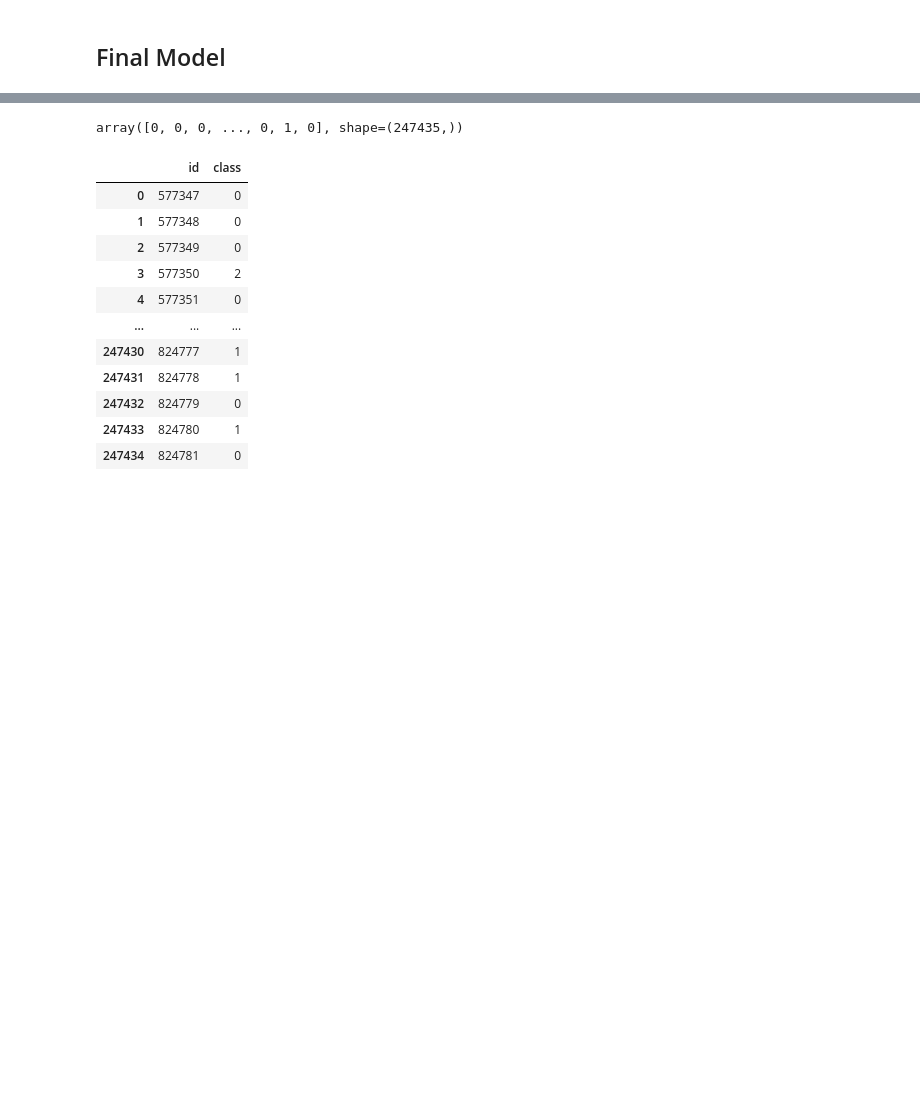
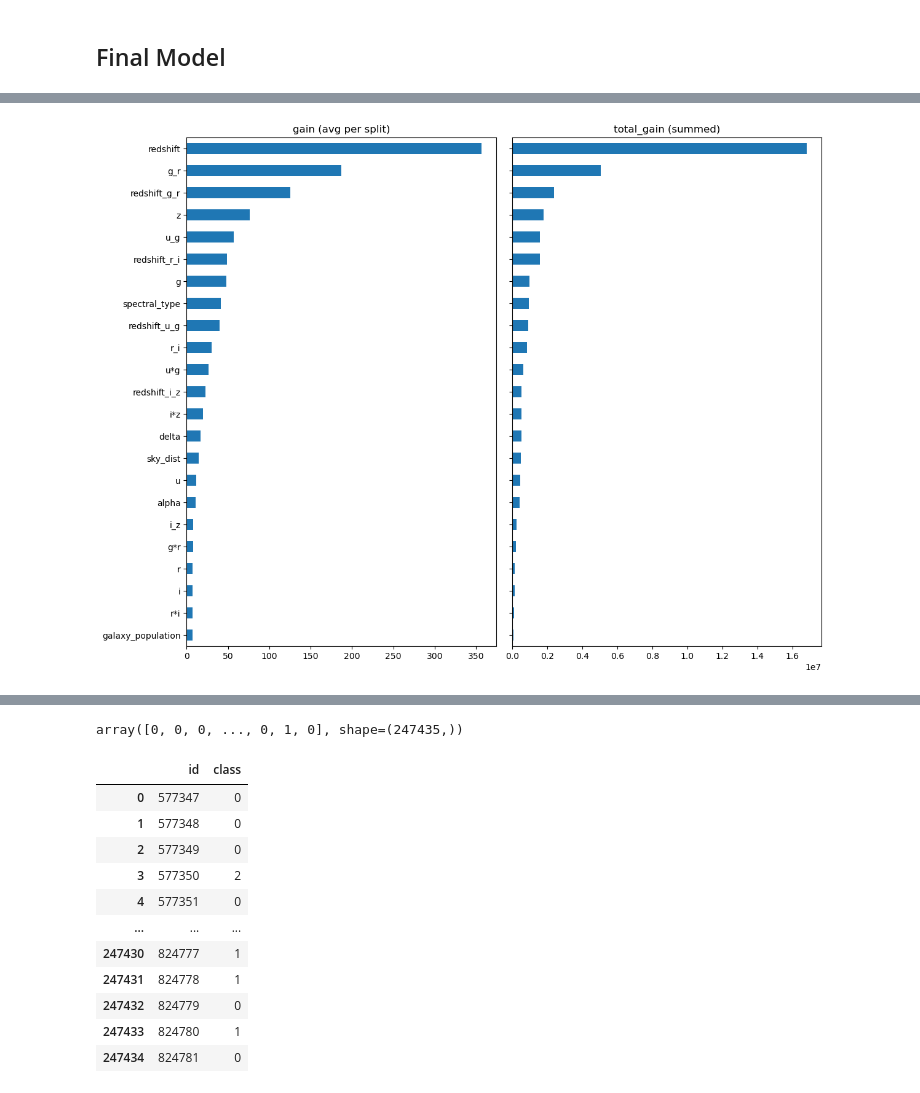
Before and after one commit to mcotton/playground-series-s6e06, a Jupyter notebook: xgboost.ipynb, the cells around one changed output, grey strips where cells are left out. Cells and saved outputs as stored; diff of their text form; code cells hidden in the pictures; blank space fills up the shorter version.

```diff
--- a/xgboost.ipynb
+++ b/xgboost.ipynb
@@ -183,7 +232,7 @@ xgb_params = {
     'n_jobs': -1,
     'enable_categorical': True,
     'random_state': 123,
-    'device': 'cuda'
+    'device': 'cuda',
 }
 # %%
 skf = StratifiedKFold(n_splits=10, shuffle=True, random_state=123)
@@ -303,14 +333,15 @@ def objective(trial):
 ## Re-validate Best Params on 10-fold
 # %%
 best_params = {
-    'learning_rate': 0.06854397662021348,
-    'max_depth': 6,
+    'n_estimators': 2994,
+    'learning_rate': 0.015587415649039642,
+    'max_depth': 8,
     'min_child_weight': 8,
-    'subsample': 0.9832828198697845,
-    'colsample_bytree': 0.8078328749595967,
-    'reg_alpha': 5.347434903749189e-06,
-    'reg_lambda': 0.13138792320975667,
-    'gamma': 1.5447393068603196e-08
+    'subsample': 0.9283864395370706,
+    'colsample_bytree': 0.7920510423742011,
+    'reg_alpha': 1.5041099769558985,
+    'reg_lambda': 0.026019363809544685,
+    'gamma': 0.0026113401074185955
 }
 # %%
 best_params = {
@@ -385 +414,17 @@ XGBClassifier(base_score=None, booster=None, callbacks=None,
               num_parallel_tree=None, ...)
+# %%
+booster = model.get_booster()
+
+imp = pd.DataFrame({
+  'gain':       booster.get_score(importance_type='gain'),
+  'total_gain': booster.get_score(importance_type='total_gain'),
+}).reindex(features).fillna(0)
+# reindex+fillna(0): features never used in a split are absent from get_score
+
+fig, axes = plt.subplots(1, 2, figsize=(12, 0.4 * len(imp)), sharey=True)
+imp.sort_values('gain')['gain'].plot.barh(ax=axes[0], title='gain (avg per split)')
+imp.sort_values('total_gain')['total_gain'].plot.barh(ax=axes[1], title='total_gain (summed)')
+plt.tight_layout()
+plt.show()
+# %% [output]
+[figure, added]
```
Also changed, not shown: parts of 19 cells of this notebook, 7 other files.
